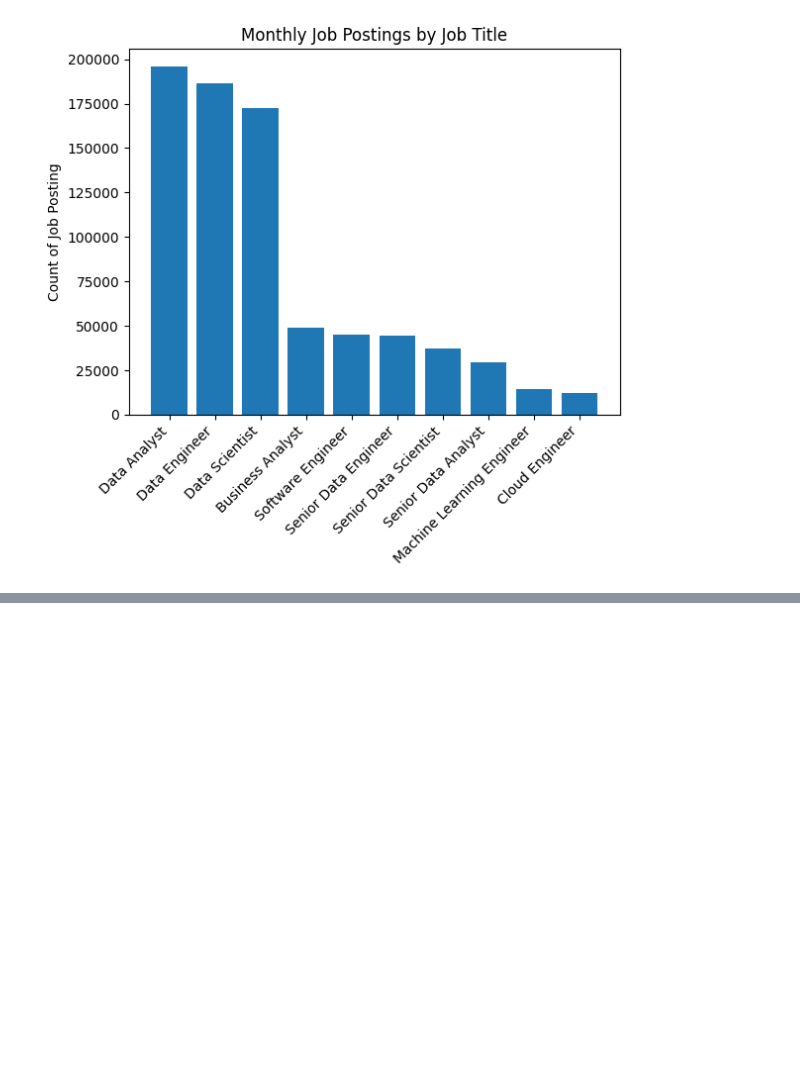
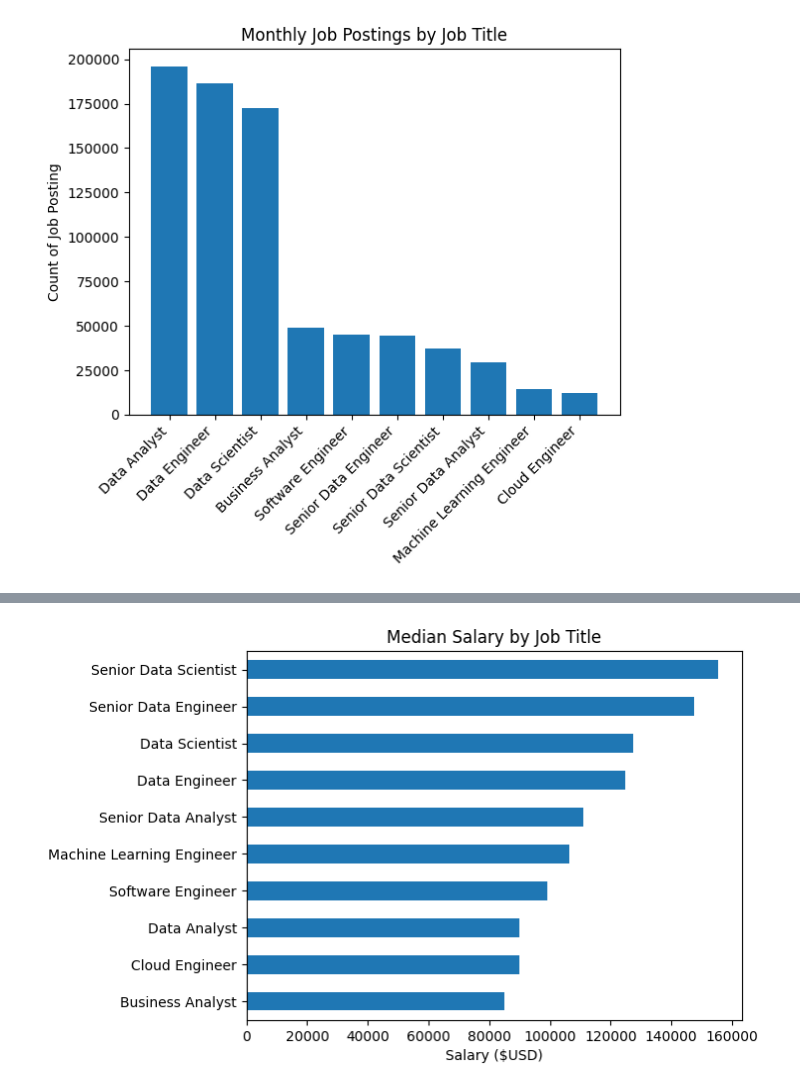
Before and after one commit to okiromosh/Learning-Python-Data, a Jupyter notebook: Python_Matplotlib.ipynb, the cells around one changed output, grey strips where cells are left out. Drawn from its saved outputs; the diff is of its cells as text; code cells hidden in the pictures; blank space fills up the shorter version.

```diff
--- a/Python_Matplotlib.ipynb
+++ b/Python_Matplotlib.ipynb
@@ -97,0 +129,9 @@ plt.show()
+# %%
+job_salary = df.groupby('job_title_short')['salary_year_avg'].median().sort_values()
+job_salary.plot(kind='barh')
+plt.title('Median Salary by Job Title')
+plt.xlabel('Salary ($USD)')
+plt.ylabel('')
+plt.show()
+# %% [output]
+[figure, added]
```
Also changed, not shown: parts of 8 cells of this notebook.
